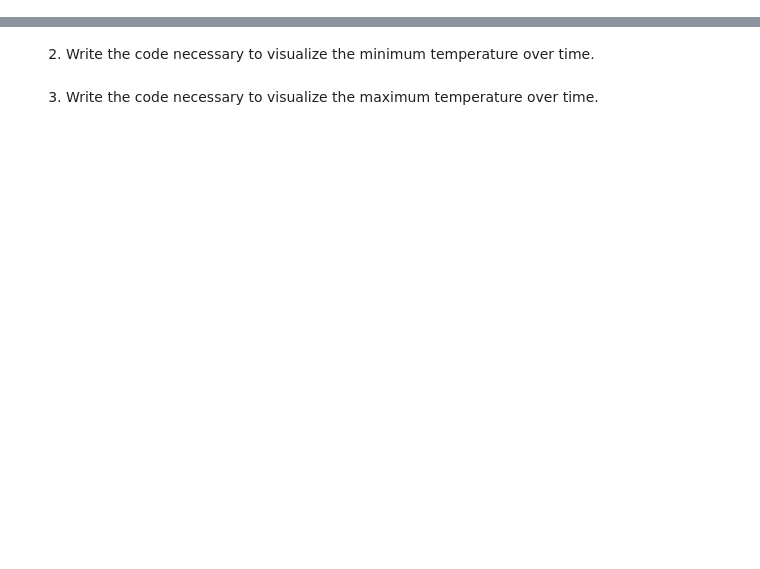
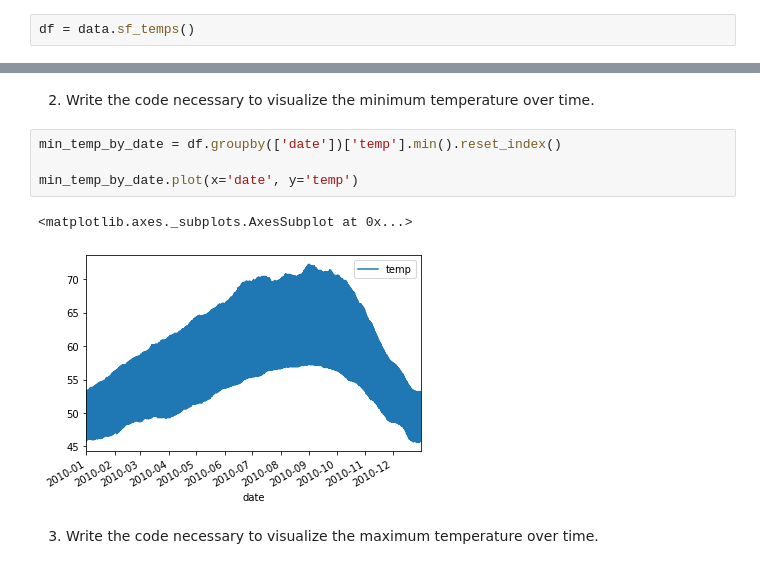
Before and after one commit to jivemachine/ds-methodologies-exercises, a Jupyter notebook: time_series/data_prep_exercises.ipynb, the cells around one changed output, grey strips where cells are left out. Drawn from its saved outputs; the diff is of its cells as text; blank space fills up the shorter version.

```diff
--- a/time_series/data_prep_exercises.ipynb
+++ b/time_series/data_prep_exercises.ipynb
@@ -243,3 +241,5 @@ SyntaxError: invalid syntax (<ipython-input-98-f488ff476869>, line 1)
+# %%
+df = data.sf_temps()
 # %% [markdown]
 Use the above dataset for the exercises below:
 1. Resample by the day and take the average temperature. Visualize the average temperature over time.
@@ -246,4 +273,11 @@ Use the above dataset for the exercises below:
 # %% [markdown]
 2. Write the code necessary to visualize the minimum temperature over time.
+# %%
+min_temp_by_date = df.groupby(['date'])['temp'].min().reset_index()
+
+min_temp_by_date.plot(x='date', y='temp')
+# %% [output]
+<matplotlib.axes._subplots.AxesSubplot at 0x...>
+[figure, added]
 # %% [markdown]
 3. Write the code necessary to visualize the maximum temperature over time.
```
Also changed, not shown: parts of 18 cells of this notebook.
